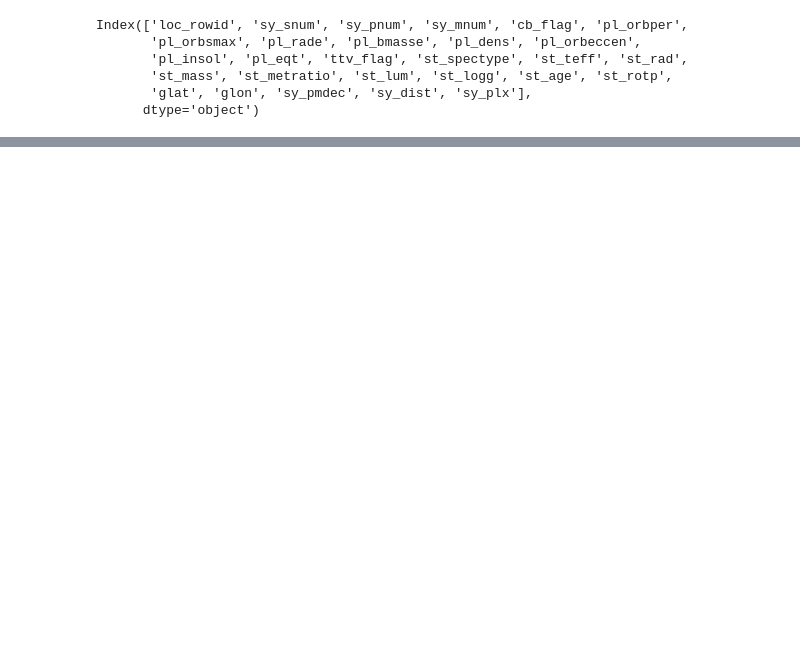
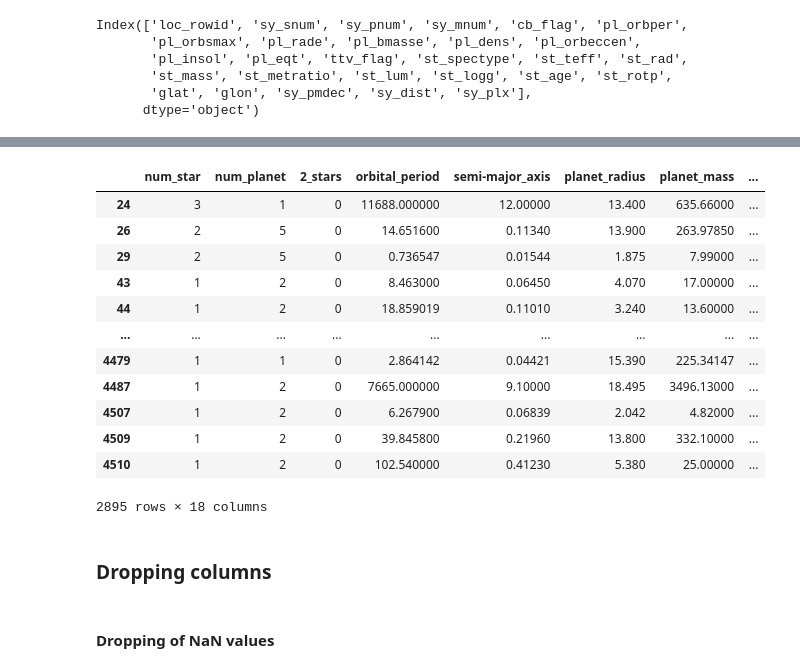
Before and after one commit to RafDingo/Maths40, a Jupyter notebook: Maths40.ipynb, the cells around one changed output, grey strips where cells are left out. Drawn from its saved outputs; the diff is of its cells as text; code cells hidden in the pictures; blank space fills up the shorter version.

```diff
--- a/Maths40.ipynb
+++ b/Maths40.ipynb
@@ -228,0 +262,43 @@ df.head()
+# %%
+# Find outliers of every column and store them into dictionary
+# dict = {}
+excluded_columns = [
+                    'num_star',
+                    'num_planet',
+                    '2_stars',
+]
+for column_name in df.columns:
+    # conditional to exclude certain columns from outlier check
+    if column_name in excluded_columns:
+        continue
+    else:
+        column = df[column_name]
+        q1 = column.quantile(0.25)
+        q3 = column.quantile(0.75)
+        iqr = column.quantile(0.75) - column.quantile(0.25)
+
+        lower = q1 - 3 * iqr
+        upper = q3 + 3 * iqr
+        num_column_outliers = df[(column > upper) | (column < lower)].shape[0]
+
+        # Add to list as dict
+        # dict[column] = [lower, upper, num_column_outliers]
+
+        # drop rows that exceeds outlier parameters
+        df = df[(column < upper) | (column > lower)]
+
+df
+# %% [output]
+|  | num_star | num_planet | 2_stars | orbital_period | semi-major_axis | planet_radius | planet_mass | ... |
+| 24 | 3 | 1 | 0 | 11688.000000 | 12.00000 | 13.400 | 635.66000 | ... |
+| 26 | 2 | 5 | 0 | 14.651600 | 0.11340 | 13.900 | 263.97850 | ... |
+| 29 | 2 | 5 | 0 | 0.736547 | 0.01544 | 1.875 | 7.99000 | ... |
+| 43 | 1 | 2 | 0 | 8.463000 | 0.06450 | 4.070 | 17.00000 | ... |
+| 44 | 1 | 2 | 0 | 18.859019 | 0.11010 | 3.240 | 13.60000 | ... |
+| ... | ... | ... | ... | ... | ... | ... | ... | ... |
+| 4479 | 1 | 1 | 0 | 2.864142 | 0.04421 | 15.390 | 225.34147 | ... |
+| 4487 | 1 | 2 | 0 | 7665.000000 | 9.10000 | 18.495 | 3496.13000 | ... |
+| 4507 | 1 | 2 | 0 | 6.267900 | 0.06839 | 2.042 | 4.82000 | ... |
+| 4509 | 1 | 2 | 0 | 39.845800 | 0.21960 | 13.800 | 332.10000 | ... |
+| 4510 | 1 | 2 | 0 | 102.540000 | 0.41230 | 5.380 | 25.00000 | ... |
+2895 rows × 18 columns
@@ -228,0 +311,4 @@ df.head()
+# %% [markdown]
+### Dropping columns
+# %% [markdown]
+#### Dropping of NaN values
```
Also changed, not shown: parts of 16 cells of this notebook.
